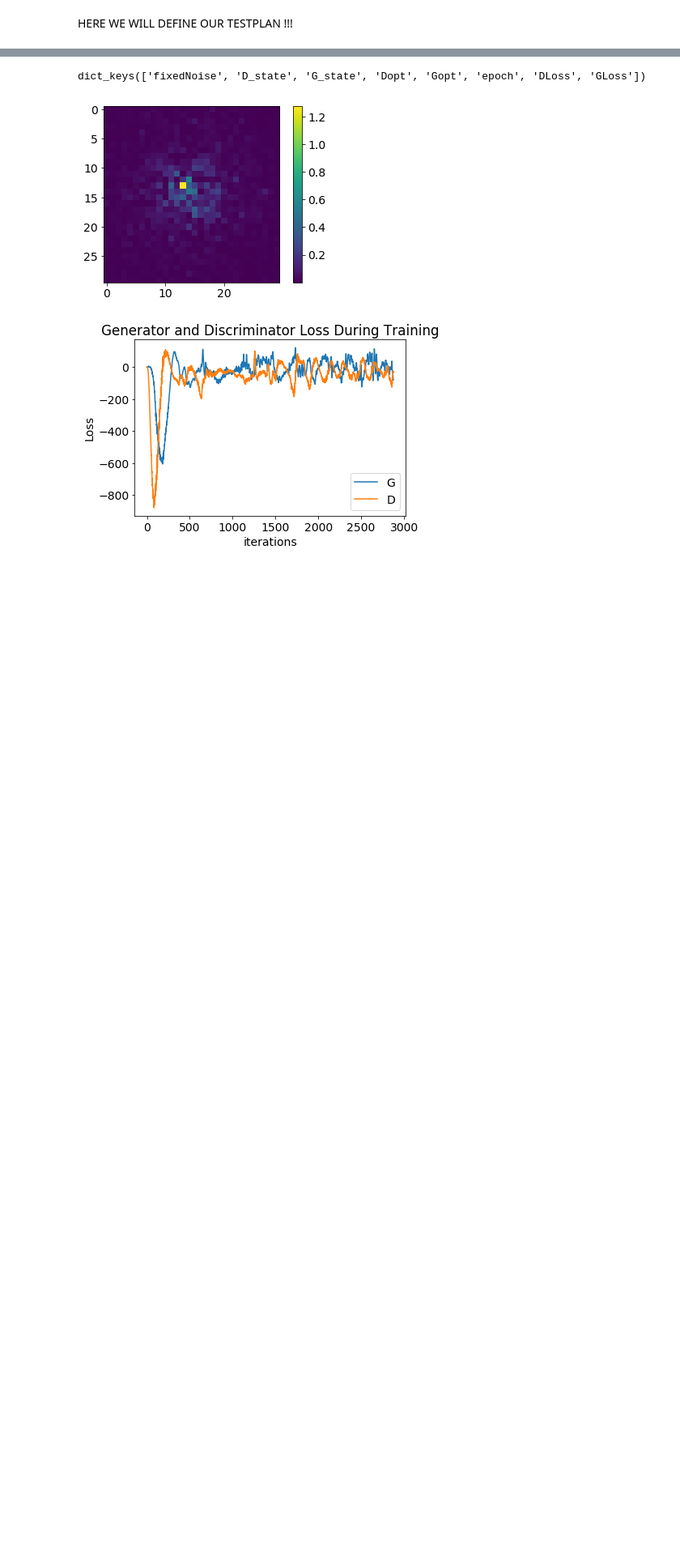
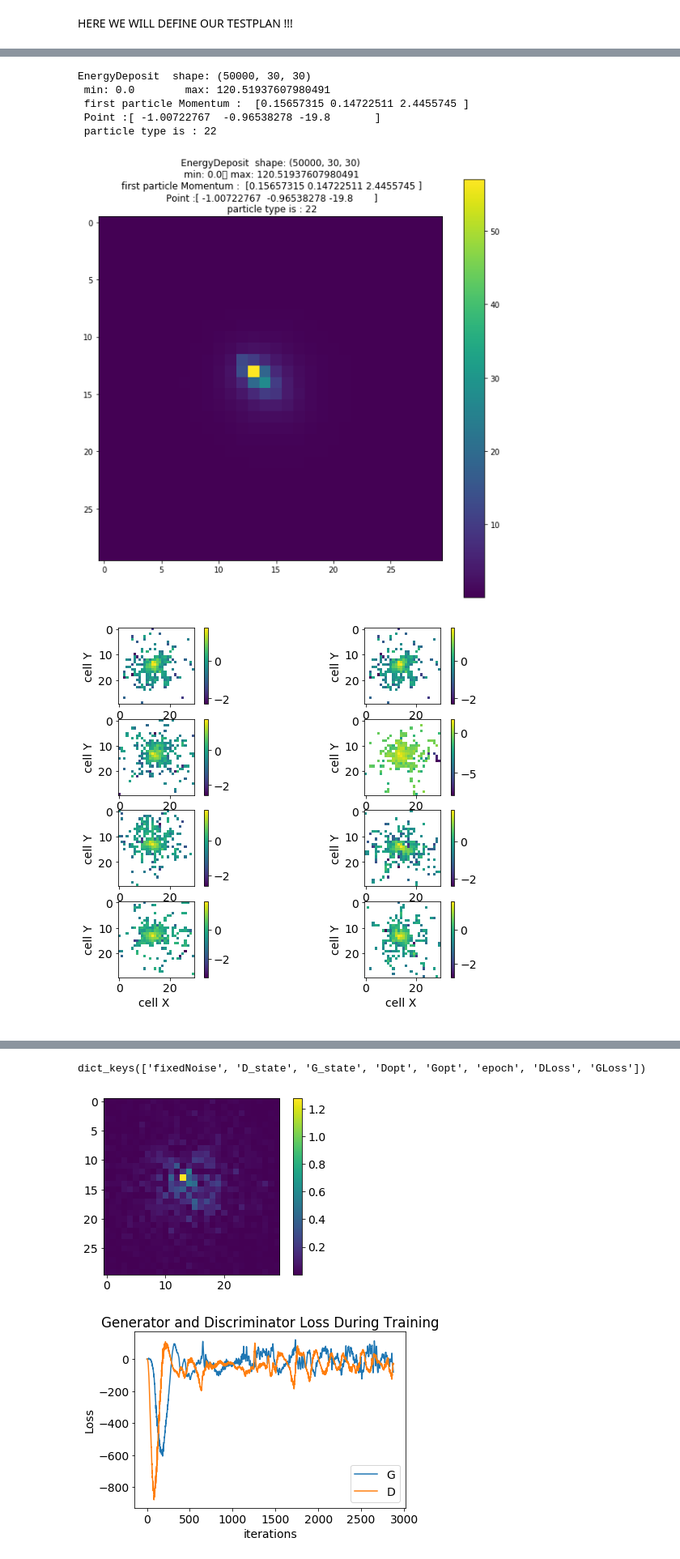
Before and after one commit to Mintas/diving-deep-learning, a Jupyter notebook: Test_learning_for_different_batch_sizes.ipynb, the cells around one changed output, grey strips where cells are left out. Shown at 81% size. Drawn from its saved outputs; the diff is of its cells as text; code cells hidden in the pictures; blank space fills up the shorter version.

```diff
--- a/Test_learning_for_different_batch_sizes.ipynb
+++ b/Test_learning_for_different_batch_sizes.ipynb
@@ -99,7 +98,7 @@ Random Seed:  999
 
 nc = 1  # we got 1channel response
 nz = 100 # latent space size | 42 is close to hypotenuse of response 30x30
-imgSize = 30  # our respons is 30x30
+imgSize = 8  # our respons is 30x30
 ngf = 30  # todo : decide Generator feature-space characteristic size
 #ndf = 30  # decide Critic feature-space characteristic size
 lr = 0.00015  # Learning rate for optimizers | 0.04 is good for SGD and 0.0001 for RMSProp
@@ -126,9 +125,12 @@ def initNet(netClass, hp, prblm, dvc):
 
 problem = domain.parameters.ProblemSize(nz, ngf, nc, 1000, imgSize)
 
-netG = initNet(myzoo.GenEcal, hyperParams, problem, device)
-netD = initNet(myzoo.DiscEcal, hyperParams, problem, device)
+netG = initNet(GenEcal, hyperParams, problem, device)#initNet(myzoo.GenEcal, hyperParams, problem, device)
+netD = initNet(DiscEcal, hyperParams, problem, device)#initNet(myzoo.DiscEcal, hyperParams, problem, device)
 #print(netG)
 #print(netD)
 
-dataSet = torch.utils.data.TensorDataset(torch.from_numpy(ecalData['EnergyDeposit']).float())
+ecalDataPojo = domain.ecaldata.dictToEcalData(ecalData)
+if imgSize != 30:
+  ecalDataPojo = domain.ecaldata.resizeResponses(ecalDataPojo, imgSize)
+dataSet = torch.utils.data.TensorDataset(torch.from_numpy(ecalDataPojo.response).float())
@@ -141,7 +147,7 @@ tds = len(dataSet)
 #gonna train 50k dataset with batch_sizes of 50, 100, 250, 500, 1000, 2500, 5000, 10k, measured in % in testCases below
 #NOTE !!! I decided to train nets for 200 epochs only, because of to slow learning process
 # [tds * 0.2, 200], [tds * 0.1, 200], , [tds * 0.002, 10], [tds * 0.005, 20], [tds * 0.02, 100],  [tds * 0.05, 100]
-testPlan = [ [tds * 0.2, 50] ]# [tds * 0.001, 10],  [tds * 0.01, 25], [tds * 0.1, 50] ]
+testPlan = [ [tds * 0.002, 10] ]# [tds * 0.001, 10],  [tds * 0.01, 25], [tds * 0.1, 50] ]
 #testPlan = [ [tds * 0.2, 250]  ]
 # %%
 import os
@@ -258,4 +248,14 @@ Invalid limit will be ignored.
-# %%
-import optimized_analytic_funcs as OAF
-
-OAF.runAnalytics(datasetName, ecalDataPojo, fakeData)
+# %%
+from analytics import optimized_analytic_funcs as OAF
+
+ecalAnalized = OAF.runAnalytics(datasetName, ecalDataPojo, None)
+#OAF.runAnalytics(datasetName, ecalDataPojo, None, ecalAnalized)
+torch.save(ecalAnalized, resultingName + '_analytic' + iogan.EXTENSION)
+# %% [output]
+EnergyDeposit  shape: (50000, 30, 30)
+ min: 0.0        max: 120.51937607980491
+ first particle Momentum :  [0.15657315 0.14722511 2.4455745 ]
+ Point :[ -1.00722767  -0.96538278 -19.8       ]
+ particle type is : 22
+[figure, added]
+[figure, added]
```
Also changed, not shown: parts of 10 cells of this notebook.
